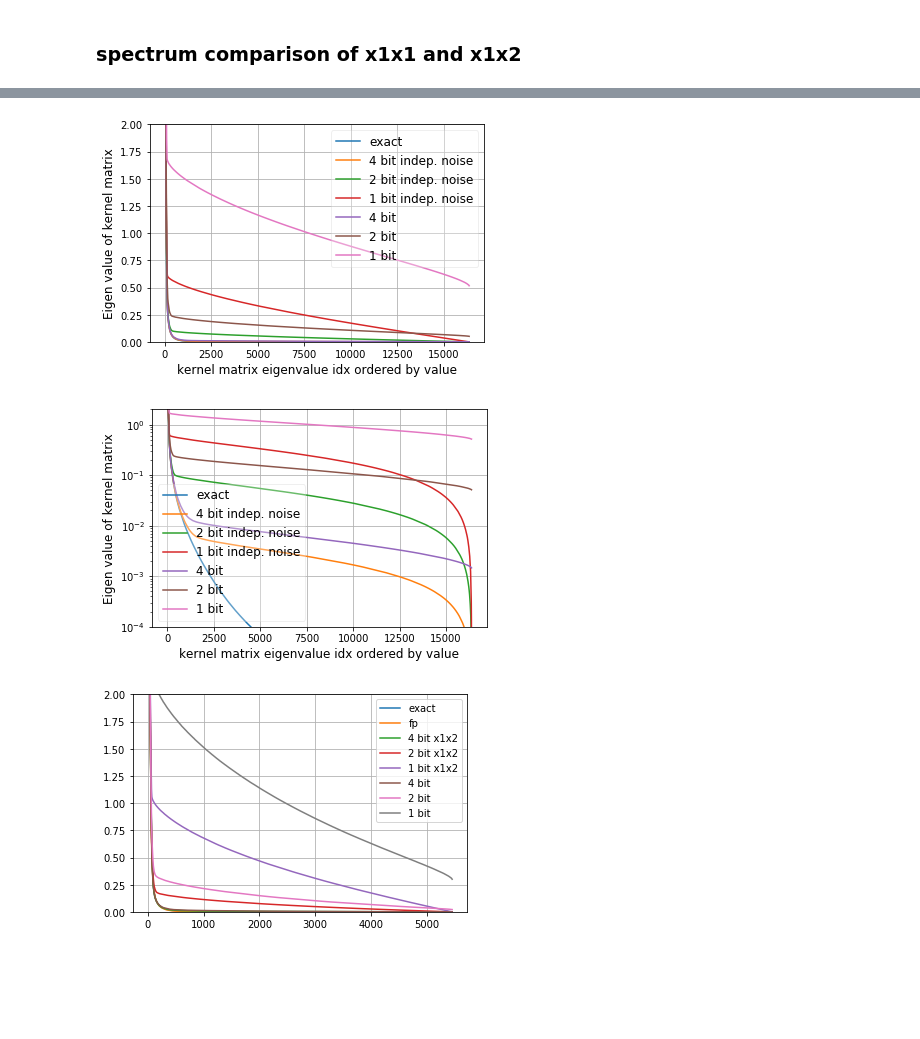
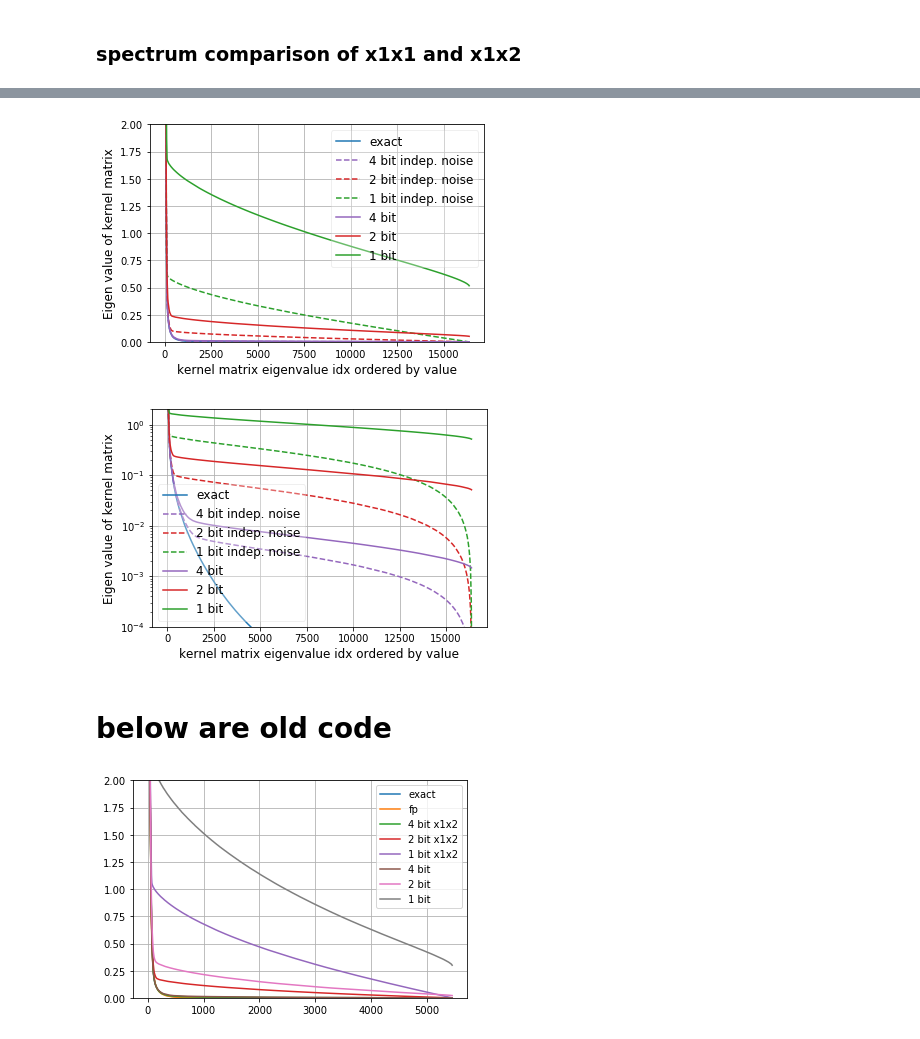
Before and after one commit to JianGoForIt/lp_rffs, a Jupyter notebook: kernel_reg/notebook/Census-Kernel-Ridge-Regression-RFF-Spectrum-64bit-svd-independent-randomness.ipynb, the cells around one changed output, grey strips where cells are left out. Cells and saved outputs as stored; diff of their text form; code cells hidden in the pictures; blank space fills up the shorter version.

```diff
--- a/kernel_reg/notebook/Census-Kernel-Ridge-Regression-RFF-Spectrum-64bit-svd-independent-randomness.ipynb
+++ b/kernel_reg/notebook/Census-Kernel-Ridge-Regression-RFF-Spectrum-64bit-svd-independent-randomness.ipynb
@@ -442,3 +445,5 @@ finish regression!
+# %%
+colors_dict = get_colors()
 # %% [markdown]
 ### spectrum comparison of x1x1 and x1x2
 # %%
@@ -542,14 +547,14 @@ with open("../multi_seed_results/spectrum/s_8192_feat_1_bit_64b_svd_full_dataset
     s_1_old = np.load(f)
 # %%
 plt.figure()
-plt.plot(s_exact, label="exact")
+plt.plot(s_exact, label="exact", color=colors_dict["exact"])
 # plt.plot(s_fp, label="fp")
-plt.plot(s_4, label="4 bit indep. noise")
-plt.plot(s_2, label="2 bit indep. noise")
-plt.plot(s_1, label="1 bit indep. noise")
-plt.plot(s_4_old, label="4 bit")
-plt.plot(s_2_old, label="2 bit")
-plt.plot(s_1_old, label="1 bit")
+plt.plot(s_4, "--", label="4 bit indep. noise", color=colors_dict["4"])
+plt.plot(s_2, "--", label="2 bit indep. noise", color=colors_dict["2"])
+plt.plot(s_1, "--", label="1 bit indep. noise", color=colors_dict["1"])
+plt.plot(s_4_old, label="4 bit", color=colors_dict["4"] )
+plt.plot(s_2_old, label="2 bit", color=colors_dict["2"] )
+plt.plot(s_1_old, label="1 bit", color=colors_dict["1"] )
 plt.ylim([1e-3, 2])
 plt.grid()
 plt.legend(framealpha=0.3, fontsize=12)
@@ -558,28 +563,30 @@ plt.xlabel("kernel matrix eigenvalue idx ordered by value", fontsize=12)
 plt.savefig("../../notes/figures/spectrum_8192_indep.pdf")
 plt.show()
 # %% [output]
-[figure, old version]
+[figure, new version]
 # %%
 plt.figure()
-plt.plot(s_exact, label="exact")
+plt.plot(s_exact, label="exact", color=colors_dict["exact"])
 # plt.plot(s_fp, label="fp")
-plt.plot(s_4, label="4 bit indep. noise")
-plt.plot(s_2, label="2 bit indep. noise")
-plt.plot(s_1, label="1 bit indep. noise")
-plt.plot(s_4_old, label="4 bit")
-plt.plot(s_2_old, label="2 bit")
-plt.plot(s_1_old, label="1 bit")
+plt.plot(s_4, "--", label="4 bit indep. noise", color=colors_dict["4"])
+plt.plot(s_2, "--", label="2 bit indep. noise", color=colors_dict["2"])
+plt.plot(s_1, "--", label="1 bit indep. noise", color=colors_dict["1"])
+plt.plot(s_4_old, label="4 bit", color=colors_dict["4"] )
+plt.plot(s_2_old, label="2 bit", color=colors_dict["2"] )
+plt.plot(s_1_old, label="1 bit", color=colors_dict["1"] )
 plt.ylim([1e-4, 2])
 plt.grid()
 plt.legend(framealpha=0.3, fontsize=12)
 plt.ylabel("Eigen value of kernel matrix", fontsize=12)
 plt.xlabel("kernel matrix eigenvalue idx ordered by value", fontsize=12)
 ax=plt.subplot(111)
 ax.set_yscale("log")
 plt.savefig("../../notes/figures/spectrum_8192_indep_log.pdf")
 plt.show()
 # %% [output]
-[figure, old version]
+[figure, new version]
+# %% [markdown]
+# below are old code
 # %%
 with open("../multi_seed_results/spectrum/s_1024_feat_32_bit_64b_svd_ind.npy", "rb") as f:
     s_32 = np.load(f)
```
Also changed, not shown: parts of 4 cells of this notebook, 14 other files.
